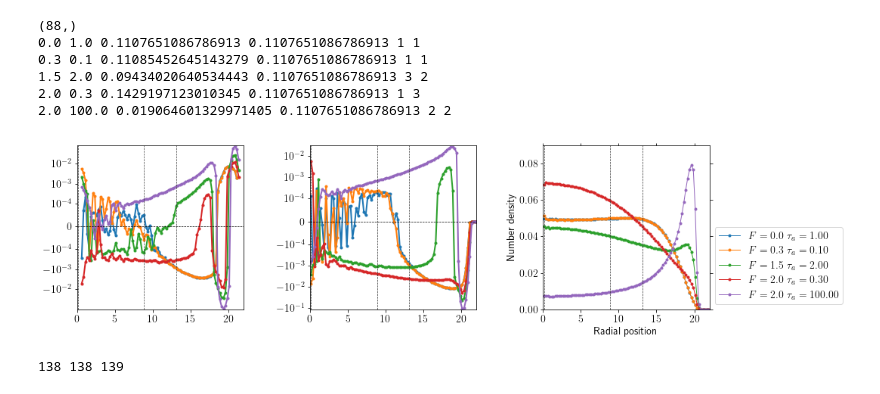
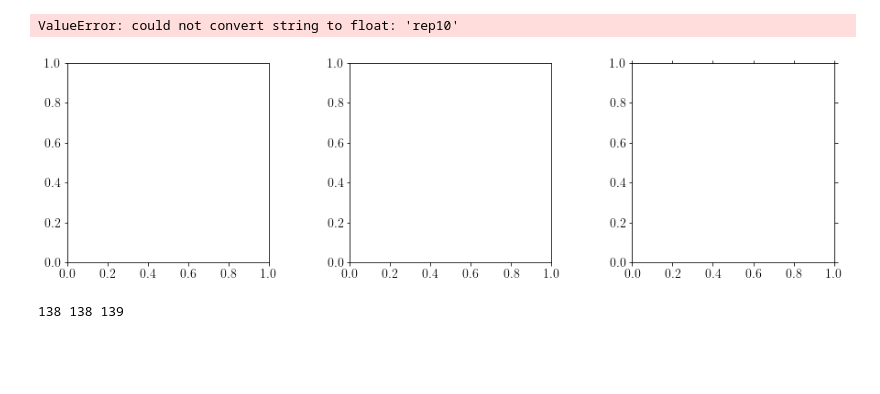
Before and after one commit to s-brahmachari/Active-noise-simulations, a Jupyter notebook: analysis_codes/plot-RDP.ipynb, the cells around one changed output. Saved outputs shown, nothing was run; the diff lists cells and outputs as text; code cells hidden in the pictures; blank space fills up the shorter version.

```diff
--- a/analysis_codes/plot-RDP.ipynb
+++ b/analysis_codes/plot-RDP.ipynb
@@ -24,7 +52,7 @@ def func(xi,a,b,c,d,e,f,g):
     return a+b*(xi-c)**f+d*(xi-e)**g
 
 ind=4
-fpath='../../data/SAC_exp/'
+fpath='../../data/SAC_anneal/'
 for (name,tp) in [('low',0.01)]:#,('mid',1.0), ('high',100.)]:
     Ts,Fs,Tas=[],[],[]
     Rmax=[]
@@ -41,7 +69,7 @@ for (name,tp) in [('low',0.01)]:#,('mid',1.0), ('high',100.)]:
     wval=3
 
     for fname in os.listdir(fpath+'RDP/'):
-        if '.npz' in fname and 'RadNumDens' in fname:# and 'rep2' in fname:
+        if '.npz' in fname and 'comRadNumDens' in fname:# and 'rep2' in fname:
             # print(fname.split('_'))
             T= float(fname.split('_')[ind].replace('T',''))
             F=float(fname.split('_')[ind+1].replace('F',''))
@@ -67,9 +95,9 @@ for (name,tp) in [('low',0.01)]:#,('mid',1.0), ('high',100.)]:
 
                 # p1_eq=np.max(npzfile['hist'][n0:n1])
 
-
-    for fname in os.listdir(fpath+'RDP/'):
-        if '.npz' in fname and 'RadNumDens' in fname:# and 'rep2' in fname:
+    fnames=os.listdir(fpath+'RDP/')
+    for fname in fnames:
+        if '.npz' in fname and 'comRadNumDens' in fname and 'rep1' in fname:
             # print(fname.split('_'))
             T= float(fname.split('_')[ind].replace('T',''))
             F=float(fname.split('_')[ind+1].replace('F',''))
@@ -89,6 +117,16 @@ for (name,tp) in [('low',0.01)]:#,('mid',1.0), ('high',100.)]:
             conf.append(F*Ta/(0.1*R0))
 
             # print(npzfile['hist'].shape)
+
+            Nrep=1
+            for index in range(1,11):
+                fname_rep=fname.replace('rep1','rep{}'.format(index))
+                if fname_rep in fnames:
+                    repfile=np.load(fpath+'MSD/'+fname_rep)
+                    npzfile['hist']+=repfile['hist']
+                    Nrep+=1
+
+            npzfile['hist']=npzfile['hist']/Nrep
 
             dp=np.gradient(npzfile['hist'])/np.gradient(npzfile['bins'])
             ddp=np.gradient(dp)/np.gradient(npzfile['bins'])
@@ -147,42 +185,37 @@ for (name,tp) in [('low',0.01)]:#,('mid',1.0), ('high',100.)]:
                 print(F,Ta, p1,p1_eq, cross_count_dp,cross_count_ddp)
                 # ax1.plot(npzfile['bins'],ddp, '.-',label='$F={:.1f}\ \\tau_a={:.2f}$'.format(F,Ta),lw=2,)
                 ax2.plot(npzfile['bins'],dp, '.-',label='$F={:.1f}\ \\tau_a={:.2f}$'.format(F,Ta),lw=2,)
 
                 ax1.plot(npzfile['bins'][wval-1:-wval],ddp, '.-',label='$F={:.1f}\ \\tau_a={:.2f}$'.format(F,Ta),lw=2,)
                 # ax2.plot(npzfile['bins'][wval-1:-wval],dp, '.-',label='$F={:.1f}\ \\tau_a={:.2f}$'.format(F,Ta),lw=2,)
                 ax.plot(npzfile['bins'],npzfile['hist'], '.-',label='$F={:.1f}\ \\tau_a={:.2f}$'.format(F,Ta),lw=1,)
 
                 # print(F,Ta, np.mean(npzfile['hist'][:n1])-p1_eq)
 
     for axi in [ax,ax1,ax2]:
         axi.axvline(npzfile['bins'][n0],c='0.2',ls='--',lw=0.7)
         axi.axvline(npzfile['bins'][n1],c='0.2',ls='--',lw=0.7)
         axi.axvline(npzfile['bins'][n2],c='0.2',ls='--',lw=0.7)
         axi.axhline(0, c='k',ls='--', lw=0.7)
 
         axi.set_xlim(0,22)
 
 
     ax.set_xlabel('Radial position')
     ax.set_ylabel('Number density')
-    ax.set_ylim(0,0.09)
+    ax.set_ylim(0,0.003)
     ax.legend(loc='lower left', bbox_to_anchor=(1,0))
 
     ax1.set_yscale('SymLog',linthresh=1e-4)
     ax2.set_yscale('SymLog',linthresh=1e-4)
 
     # ax.axvline(20)
     # ax.axvline(19)
-    fig.savefig(fpath+'plots/RDP.png'.format(name), dpi=300, bbox_inches='tight')
+    # fig.savefig(fpath+'plots/RDP.png'.format(name), dpi=300, bbox_inches='tight')
     # fig.savefig(fpath+'plots/RDP_{}Ta.png'.format(name), dpi=300, bbox_inches='tight')
 # %% [output]
-(88,)
-0.0 1.0 0.1107651086786913 0.1107651086786913 1 1
-0.3 0.1 0.11085452645143279 0.1107651086786913 1 1
-1.5 2.0 0.09434020640534443 0.1107651086786913 3 2
-2.0 0.3 0.1429197123010345 0.1107651086786913 1 3
-2.0 100.0 0.019064601329971405 0.1107651086786913 2 2
+ValueError: could not convert string to float: 'rep10'
-[figure, old version]
+[figure, new version]
 # %%
 fig,ax=plt.subplots(1,1,figsize=(5,4),gridspec_kw={'wspace':0.4, 'hspace':0.4})
 ax.clear()
```
Also changed, not shown: parts of 2 cells of this notebook.
